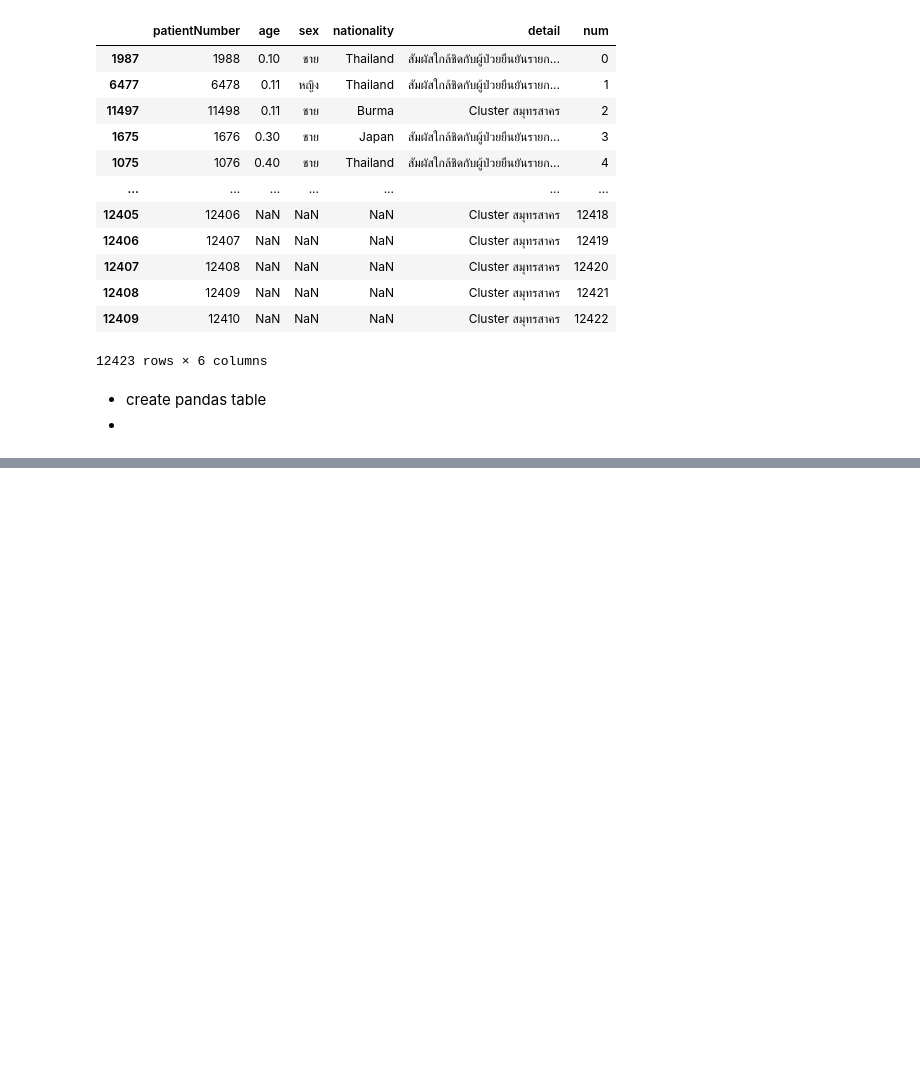
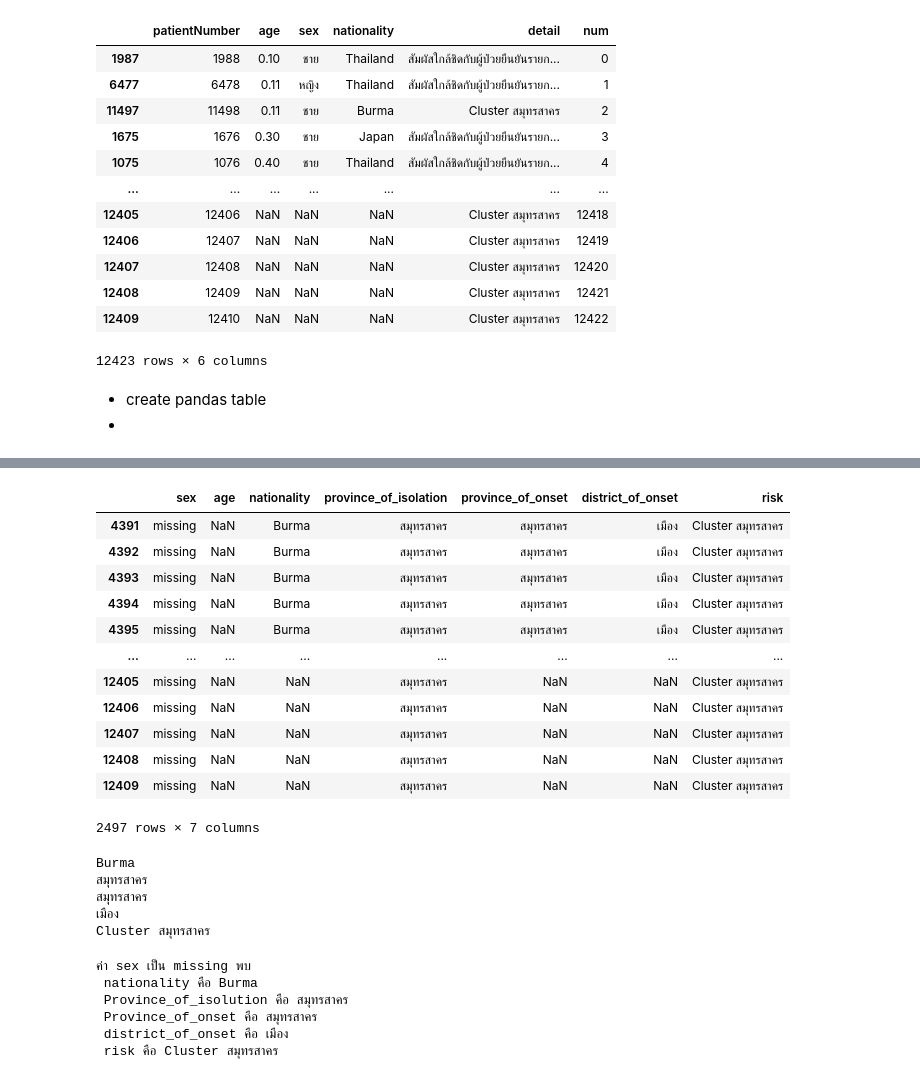
Before and after one commit to darunrat/data_viz, a Jupyter notebook: pandas102.ipynb, the cells around one changed output, grey strips where cells are left out. Saved outputs shown, nothing was run; the diff lists cells and outputs as text; code cells hidden in the pictures; blank space fills up the shorter version.

```diff
--- a/pandas102.ipynb
+++ b/pandas102.ipynb
@@ -365,0 +417,16 @@ data_human2_renamed
+# %%
+update_2.iloc[: ,3:10]
+# %% [output]
+|  | sex | age | nationality | province_of_isolation | province_of_onset | district_of_onset | risk |
+| 4391 | missing | NaN | Burma | สมุทรสาคร | สมุทรสาคร | เมือง | Cluster สมุทรสาคร |
+| 4392 | missing | NaN | Burma | สมุทรสาคร | สมุทรสาคร | เมือง | Cluster สมุทรสาคร |
+| 4393 | missing | NaN | Burma | สมุทรสาคร | สมุทรสาคร | เมือง | Cluster สมุทรสาคร |
+| 4394 | missing | NaN | Burma | สมุทรสาคร | สมุทรสาคร | เมือง | Cluster สมุทรสาคร |
+| 4395 | missing | NaN | Burma | สมุทรสาคร | สมุทรสาคร | เมือง | Cluster สมุทรสาคร |
+| ... | ... | ... | ... | ... | ... | ... | ... |
+| 12405 | missing | NaN | NaN | สมุทรสาคร | NaN | NaN | Cluster สมุทรสาคร |
+| 12406 | missing | NaN | NaN | สมุทรสาคร | NaN | NaN | Cluster สมุทรสาคร |
+| 12407 | missing | NaN | NaN | สมุทรสาคร | NaN | NaN | Cluster สมุทรสาคร |
+| 12408 | missing | NaN | NaN | สมุทรสาคร | NaN | NaN | Cluster สมุทรสาคร |
+| 12409 | missing | NaN | NaN | สมุทรสาคร | NaN | NaN | Cluster สมุทรสาคร |
+2497 rows × 7 columns
@@ -365,0 +441,26 @@ data_human2_renamed
+# %%
+mode = st.mode(modeprovince)
+print(mode)
+mode1 = st.mode(modeprovince1)
+print(mode1)
+mode2 = st.mode(modeprovince2)
+print(mode2)
+mode3 = st.mode(modeprovince3)
+print(mode3)
+mode4 = st.mode(modeprovince4)
+print(mode4)
+# %% [output]
+Burma
+สมุทรสาคร
+สมุทรสาคร
+เมือง
+Cluster สมุทรสาคร
+# %%
+print(f'ค่า sex เป็น missing พบ \n nationality คือ {mode} \n Province_of_isolution คือ {mode1} \n Province_of_onset คือ {mode2} \n district_of_onset คือ {mode3} \n risk คือ {mode4}\n')
+# %% [output]
+ค่า sex เป็น missing พบ
+ nationality คือ Burma
+ Province_of_isolution คือ สมุทรสาคร
+ Province_of_onset คือ สมุทรสาคร
+ district_of_onset คือ เมือง
+ risk คือ Cluster สมุทรสาคร
```
Also changed, not shown: parts of 17 cells of this notebook.
